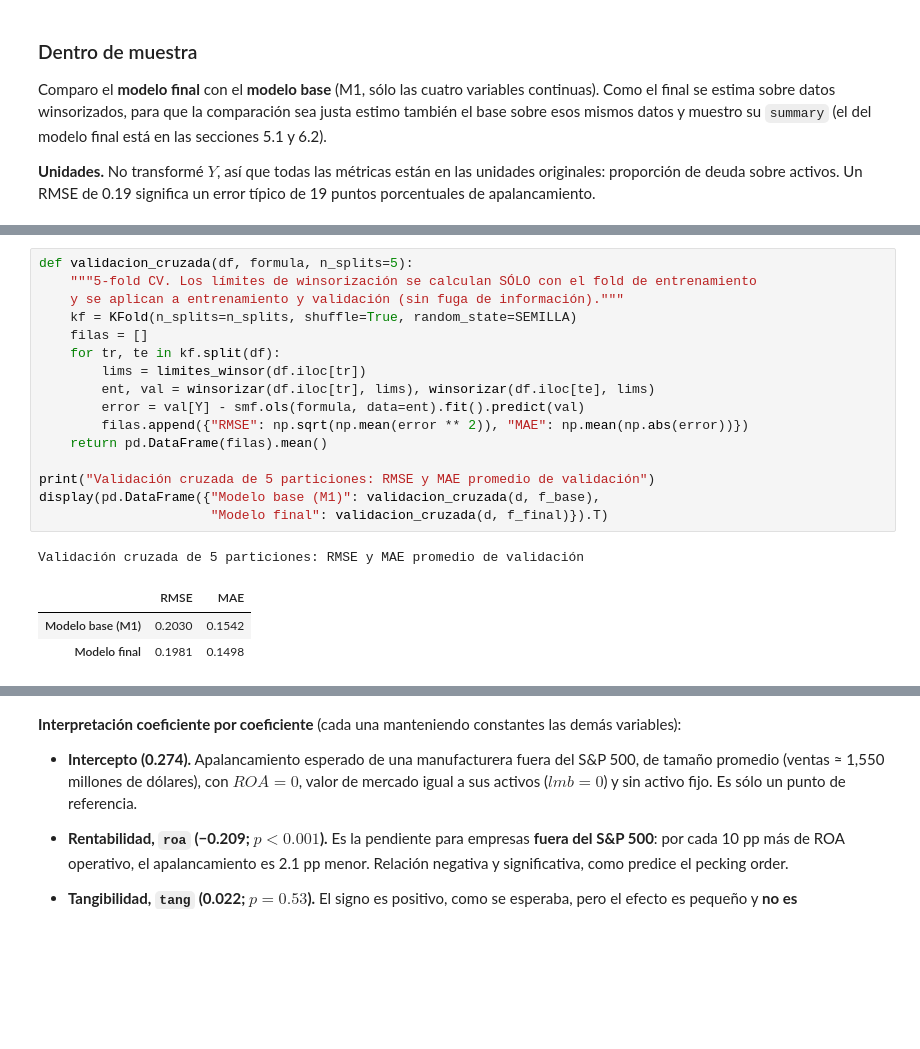
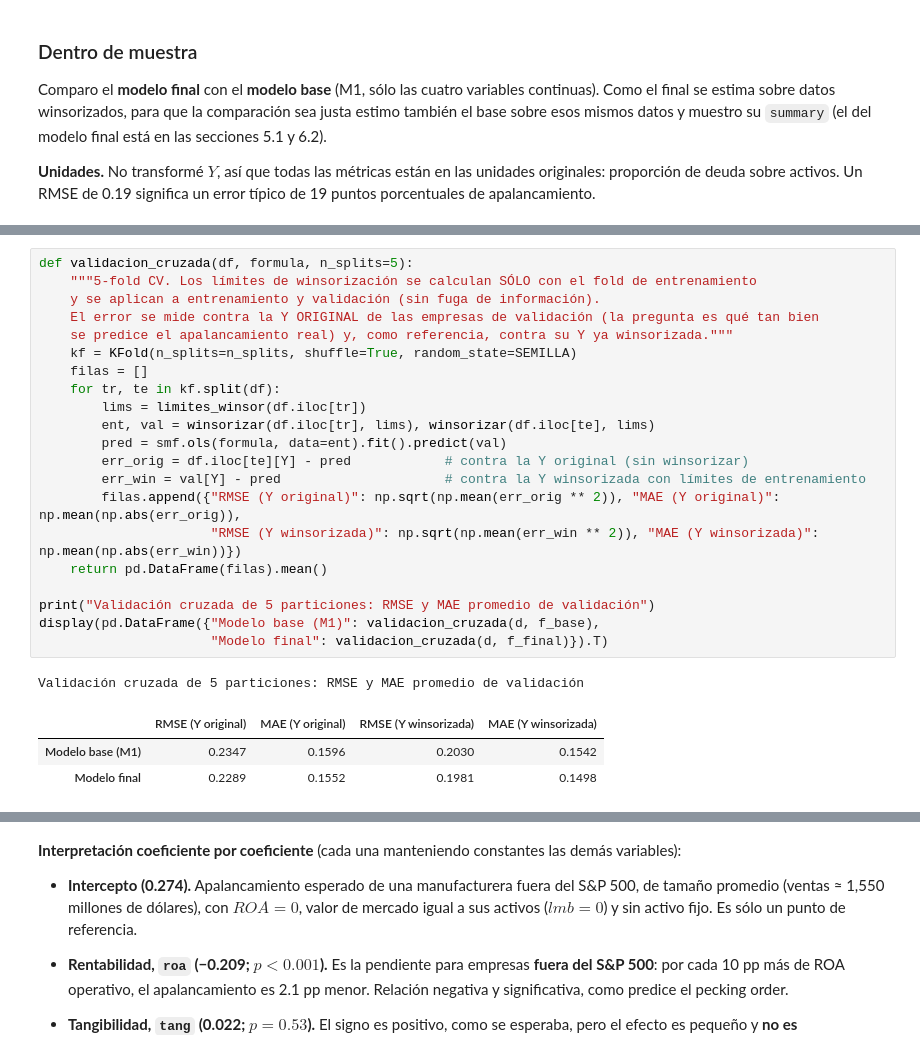
Before and after one commit to Manu090704/ConcentracionAI-Modulo1, a Jupyter notebook: bloque2/Evidencia1_b2_ManuelBajos.ipynb, the cells around one changed output, grey strips where cells are left out. Drawn from its saved outputs; the diff is of its cells as text; blank space fills up the shorter version.

Commit message:
update: se aplican correcciones al notebook

```diff
--- a/bloque2/Evidencia1_b2_ManuelBajos.ipynb
+++ b/bloque2/Evidencia1_b2_ManuelBajos.ipynb
@@ -1437,24 +1439,29 @@ Un detalle importante para no hacer trampa: **los límites de winsorización se
 # %%
 def validacion_cruzada(df, formula, n_splits=5):
     """5-fold CV. Los límites de winsorización se calculan SÓLO con el fold de entrenamiento
-    y se aplican a entrenamiento y validación (sin fuga de información)."""
+    y se aplican a entrenamiento y validación (sin fuga de información).
+    El error se mide contra la Y ORIGINAL de las empresas de validación (la pregunta es qué tan bien
+    se predice el apalancamiento real) y, como referencia, contra su Y ya winsorizada."""
     kf = KFold(n_splits=n_splits, shuffle=True, random_state=SEMILLA)
     filas = []
     for tr, te in kf.split(df):
         lims = limites_winsor(df.iloc[tr])
         ent, val = winsorizar(df.iloc[tr], lims), winsorizar(df.iloc[te], lims)
-        error = val[Y] - smf.ols(formula, data=ent).fit().predict(val)
-        filas.append({"RMSE": np.sqrt(np.mean(error ** 2)), "MAE": np.mean(np.abs(error))})
+        pred = smf.ols(formula, data=ent).fit().predict(val)
+        err_orig = df.iloc[te][Y] - pred            # contra la Y original (sin winsorizar)
+        err_win = val[Y] - pred                     # contra la Y winsorizada con límites de entrenamiento
+        filas.append({"RMSE (Y original)": np.sqrt(np.mean(err_orig ** 2)), "MAE (Y original)": np.mean(np.abs(err_orig)),
+                      "RMSE (Y winsorizada)": np.sqrt(np.mean(err_win ** 2)), "MAE (Y winsorizada)": np.mean(np.abs(err_win))})
     return pd.DataFrame(filas).mean()
 
 print("Validación cruzada de 5 particiones: RMSE y MAE promedio de validación")
 display(pd.DataFrame({"Modelo base (M1)": validacion_cruzada(d, f_base),
                       "Modelo final": validacion_cruzada(d, f_final)}).T)
 # %% [output]
 Validación cruzada de 5 particiones: RMSE y MAE promedio de validación
-|  | RMSE | MAE |
-| Modelo base (M1) | 0.2030 | 0.1542 |
-| Modelo final | 0.1981 | 0.1498 |
+|  | RMSE (Y original) | MAE (Y original) | RMSE (Y winsorizada) | MAE (Y winsorizada) |
+| Modelo base (M1) | 0.2347 | 0.1596 | 0.2030 | 0.1542 |
+| Modelo final | 0.2289 | 0.1552 | 0.1981 | 0.1498 |
 # %% [markdown]
 **¿El modelo final predice mejor que el base empresas que no se usaron para estimarlo? Sí, pero la mejora es modesta.**
 
```
Also changed, not shown: parts of 11 cells of this notebook, 2 other files.
